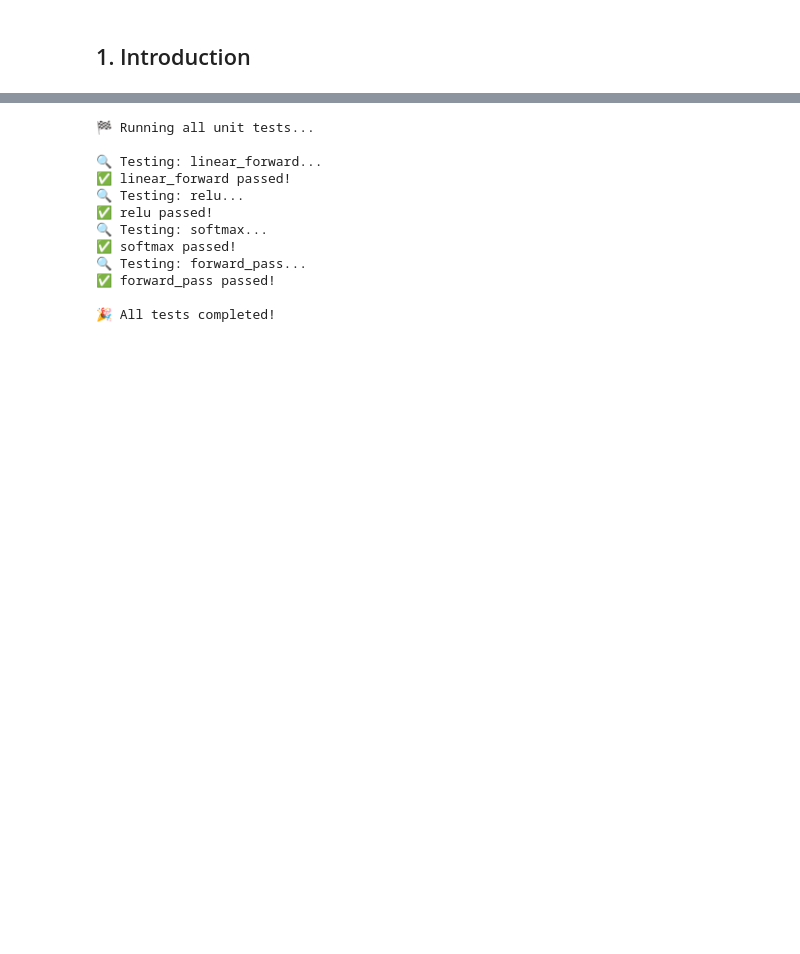
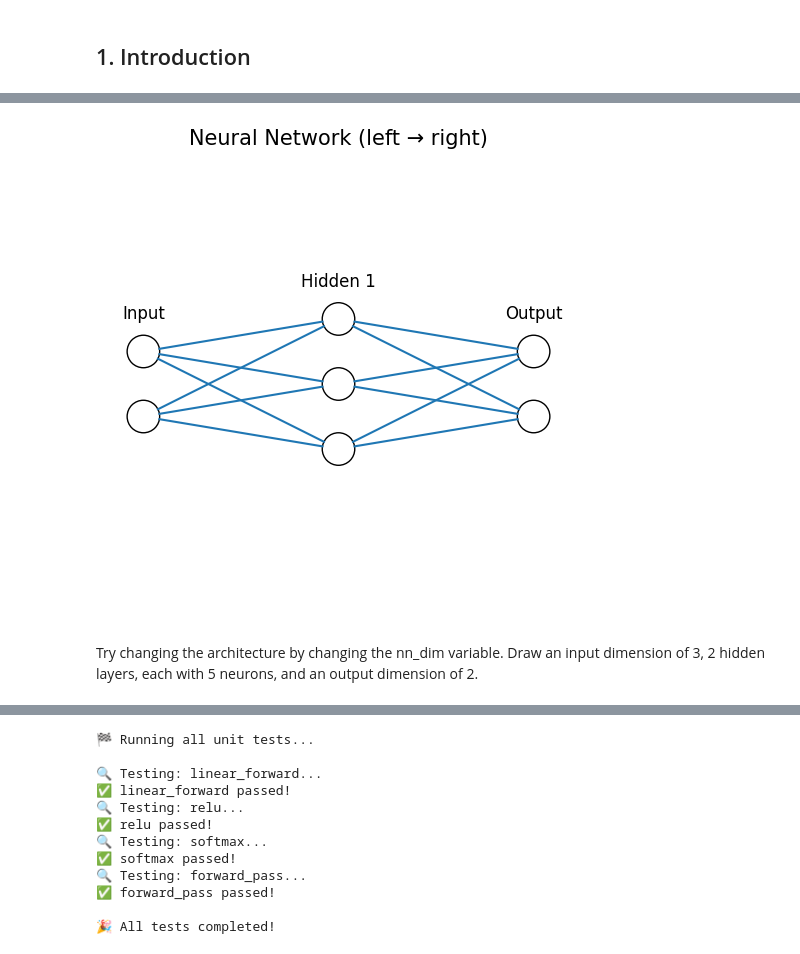
Before and after one commit to JoseFRuiz/first-neural-net, a Jupyter notebook: notebooks/A_forward_propagation.ipynb, the cells around one changed output, grey strips where cells are left out. Saved outputs shown, nothing was run; the diff lists cells and outputs as text; code cells hidden in the pictures; blank space fills up the shorter version.

```diff
--- a/notebooks/A_forward_propagation.ipynb
+++ b/notebooks/A_forward_propagation.ipynb
@@ -26,0 +44,10 @@ import numpy as np
+# %%
+from utils import NeuralNetwork
+
+nn_dim = [2, 3, 2]
+nn = NeuralNetwork(nn_dim)
+nn.draw()
+# %% [output]
+[figure, added]
+# %% [markdown]
+Try changing the architecture by changing the nn_dim variable. Draw an input dimension of 3, 2 hidden layers, each with 5 neurons, and an output dimension of 2.
```
Also changed, not shown: parts of 22 cells of this notebook, 4 other files.
